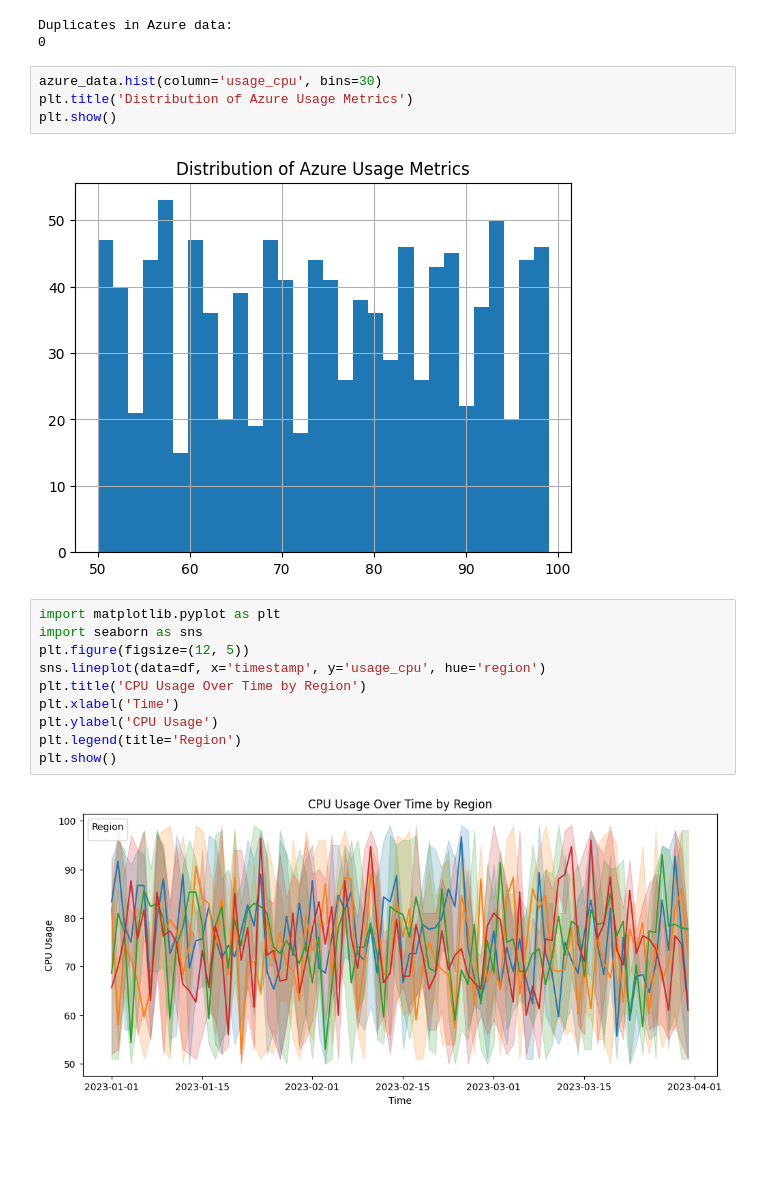
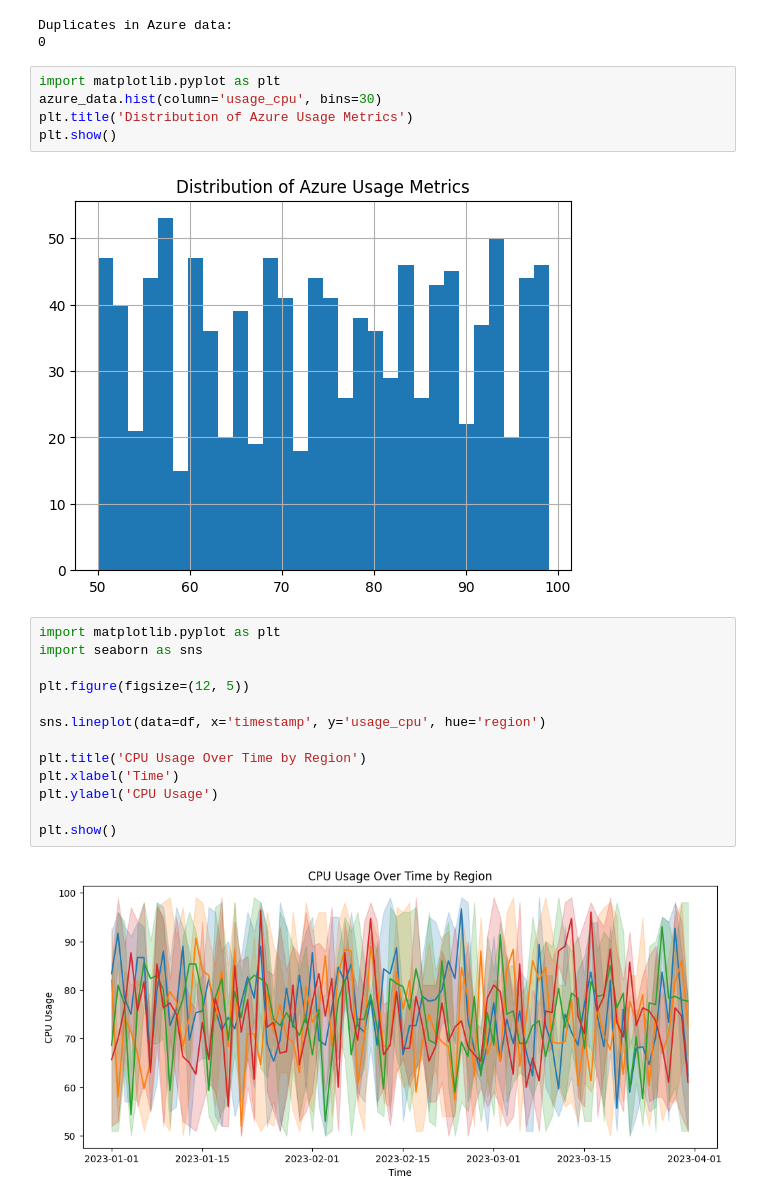
Before and after one commit to Vydehiponnala50/Azure_Demand_Forecasting, a Jupyter notebook: model/milestone1.ipynb, the cells around one changed output. Saved outputs shown, nothing was run; the diff lists cells and outputs as text; blank space fills up the shorter version.

```diff
--- a/model/milestone1.ipynb
+++ b/model/milestone1.ipynb
@@ -133,6 +133,7 @@ print(df.duplicated().sum())
 Duplicates in Azure data:
 0
 # %%
+import matplotlib.pyplot as plt
 azure_data.hist(column='usage_cpu', bins=30)
 plt.title('Distribution of Azure Usage Metrics')
 plt.show()
@@ -141,12 +142,15 @@ plt.show()
 # %%
 import matplotlib.pyplot as plt
 import seaborn as sns
+
 plt.figure(figsize=(12, 5))
+
 sns.lineplot(data=df, x='timestamp', y='usage_cpu', hue='region')
+
 plt.title('CPU Usage Over Time by Region')
 plt.xlabel('Time')
 plt.ylabel('CPU Usage')
-plt.legend(title='Region')
+
 plt.show()
 # %% [output]
-[figure, old version]
+[figure, new version]
```
